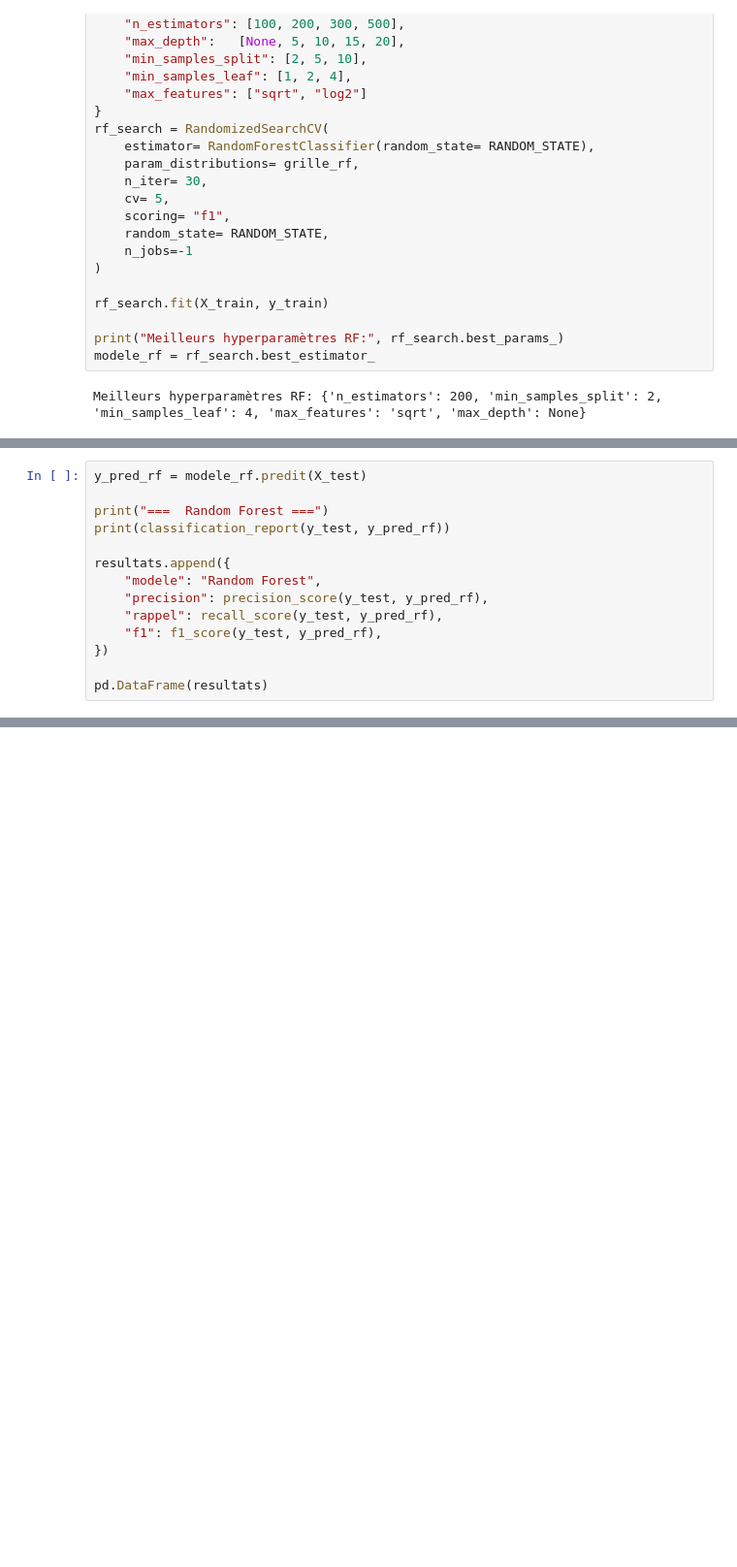
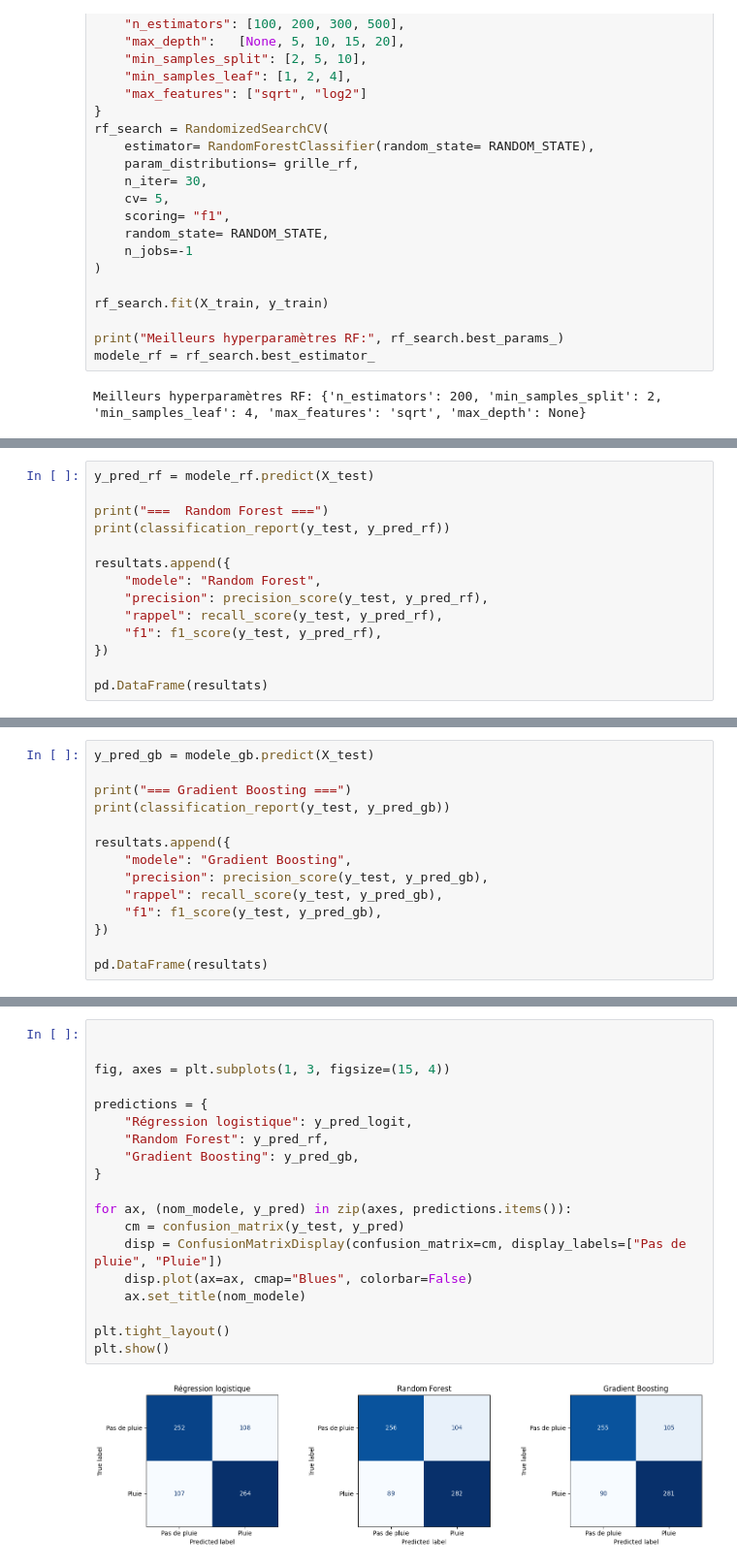
Before and after one commit to Dine803/cosit-stage-prediction-meteo, a Jupyter notebook: notebooks/modele_pluie.ipynb, the cells around one changed output, grey strips where cells are left out. Shown at 97% size. Drawn from its saved outputs; the diff is of its cells as text; blank space fills up the shorter version.

```diff
--- a/notebooks/modele_pluie.ipynb
+++ b/notebooks/modele_pluie.ipynb
@@ -240,5 +249,5 @@ Meilleurs hyperparamètres RF: {'n_estimators': 200, 'min_samples_split': 2, 'mi
 # %%
-y_pred_rf = modele_rf.predit(X_test)
+y_pred_rf = modele_rf.predict(X_test)
 
 print("===  Random Forest ===")
 print(classification_report(y_test, y_pred_rf))
@@ -253,0 +312,14 @@ pd.DataFrame(resultats)
+# %%
+y_pred_gb = modele_gb.predict(X_test)
+
+print("=== Gradient Boosting ===")
+print(classification_report(y_test, y_pred_gb))
+
+resultats.append({
+    "modele": "Gradient Boosting",
+    "precision": precision_score(y_test, y_pred_gb),
+    "rappel": recall_score(y_test, y_pred_gb),
+    "f1": f1_score(y_test, y_pred_gb),
+})
+
+pd.DataFrame(resultats)
@@ -253,0 +346,21 @@ pd.DataFrame(resultats)
+# %%
+
+
+fig, axes = plt.subplots(1, 3, figsize=(15, 4))
+
+predictions = {
+    "Régression logistique": y_pred_logit,
+    "Random Forest": y_pred_rf,
+    "Gradient Boosting": y_pred_gb,
+}
+
+for ax, (nom_modele, y_pred) in zip(axes, predictions.items()):
+    cm = confusion_matrix(y_test, y_pred)
+    disp = ConfusionMatrixDisplay(confusion_matrix=cm, display_labels=["Pas de pluie", "Pluie"])
+    disp.plot(ax=ax, cmap="Blues", colorbar=False)
+    ax.set_title(nom_modele)
+
+plt.tight_layout()
+plt.show()
+# %% [output]
+[figure, added]
```
Also changed, not shown: parts of 17 cells of this notebook.
